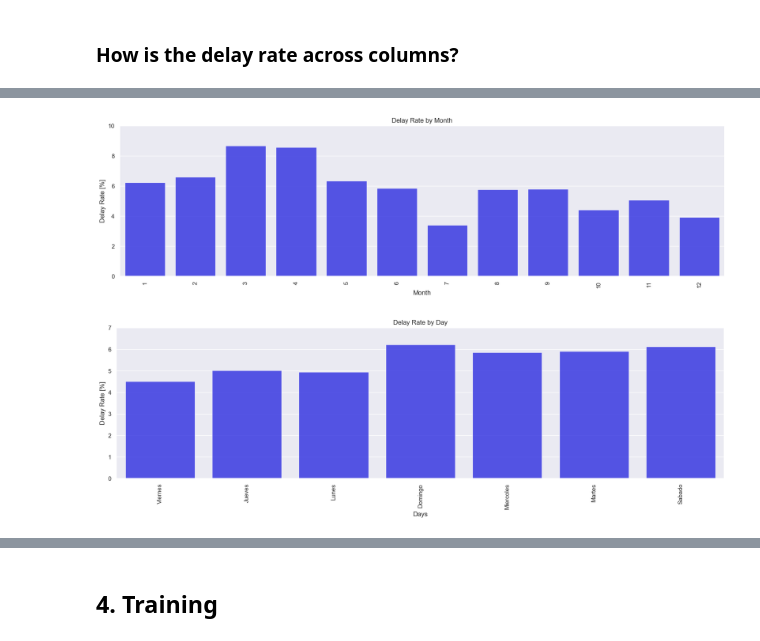
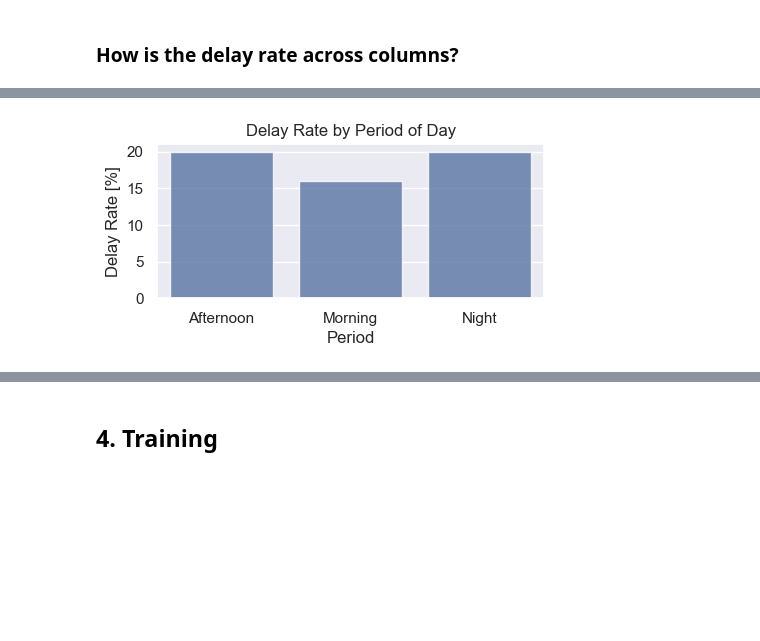
Before and after one commit to kelvinojedaepn/challenge_MLE, a Jupyter notebook: challenge/exploration.ipynb, the cells around one changed output, grey strips where cells are left out. Cells and saved outputs as stored; diff of their text form; code cells hidden in the pictures; blank space fills up the shorter version.

```diff
--- a/challenge/exploration.ipynb
+++ b/challenge/exploration.ipynb
@@ -102,11 +103,10 @@ plt.show()
 # %%
 flights_by_type = data['TIPOVUELO'].value_counts()
-sns.set(style="darkgrid")
 plt.figure(figsize=(10, 2))
 sns.barplot(x=flights_by_type.index, y=flights_by_type.values, alpha=0.9)
 plt.title('Flights by Type')
-plt.ylabel('Flights', fontsize=12)
-plt.xlabel('Type', fontsize=12)
+plt.ylabel('Flights')
+plt.xlabel('Type')
 plt.show()
 # %% [output]
 [figure]
@@ -235,12 +351,11 @@ plt.show()
 # %%
-airlines_rate = get_rate_from_column(data, 'OPERA')
-airlines_rate_values = data['OPERA'].value_counts().index
-plt.figure(figsize=(20, 5))
-sns.set(style="darkgrid")
-sns.barplot(x=airlines_rate_values, y=airlines_rate['Tasa (%)'], alpha=0.75)
-plt.title('Delay Rate by Airline')
-plt.ylabel('Delay Rate [%]', fontsize=12)
-plt.xlabel('Airline', fontsize=12)
-plt.xticks(rotation=90)
+flight_type_rate = get_rate_from_column(data, 'TIPOVUELO')
+flight_type_rate_values = data['TIPOVUELO'].value_counts().index
+plt.figure(figsize=(5, 5))
+sns.barplot(x=flight_type_rate_values, y=flight_type_rate['Tasa (%)'])
+plt.title('Delay Rate by Flight Type')
+plt.ylabel('Delay Rate [%]')
+plt.xlabel('Flight Type')
+plt.ylim()
 plt.show()
 # %% [output]
@@ -248,29 +363,19 @@ plt.show()
 # %%
-month_rate = get_rate_from_column(data, 'MES')
-month_rate_value = data['MES'].value_counts().index
-plt.figure(figsize=(20, 5))
+period_day_rate = get_rate_from_column(data, 'period_day')
+period_day_rate_tasa = period_day_rate['Tasa (%)']
+
+
+label_map = {'tarde': 'Afternoon', 'mañana': 'Morning', 'noche': 'Night'}
+translated_labels = [label_map[label] for label in period_day_rate_tasa.index]
+
+
+plt.figure(figsize=(5, 2))
 sns.set(style="darkgrid")
-sns.barplot(x=month_rate_value, y=month_rate['Tasa (%)'], color='blue', alpha=0.75)
-plt.title('Delay Rate by Month')
-plt.ylabel('Delay Rate [%]', fontsize=12)
-plt.xlabel('Month', fontsize=12)
-plt.xticks(rotation=90)
-plt.ylim(0, 10)
+sns.barplot(x=translated_labels, y=period_day_rate_tasa.values, alpha=0.8)
+plt.title('Delay Rate by Period of Day')
+plt.ylabel('Delay Rate [%]')
+plt.xlabel('Period')
+plt.ylim()
 plt.show()
 # %% [output]
-[figure, old version]
+[figure, new version]
-# %%
-days_rate = get_rate_from_column(data, 'DIANOM')
-days_rate_value = data['DIANOM'].value_counts().index
-
-sns.set(style="darkgrid")
-plt.figure(figsize=(20, 5))
-sns.barplot(x=days_rate_value, y=days_rate['Tasa (%)'], color='blue', alpha=0.75)
-plt.title('Delay Rate by Day')
-plt.ylabel('Delay Rate [%]', fontsize=12)
-plt.xlabel('Days', fontsize=12)
-plt.xticks(rotation=90)
-plt.ylim(0, 7)
-plt.show()
-# %% [output]
-[figure, removed]
```
Also changed, not shown: parts of 43 cells of this notebook.
